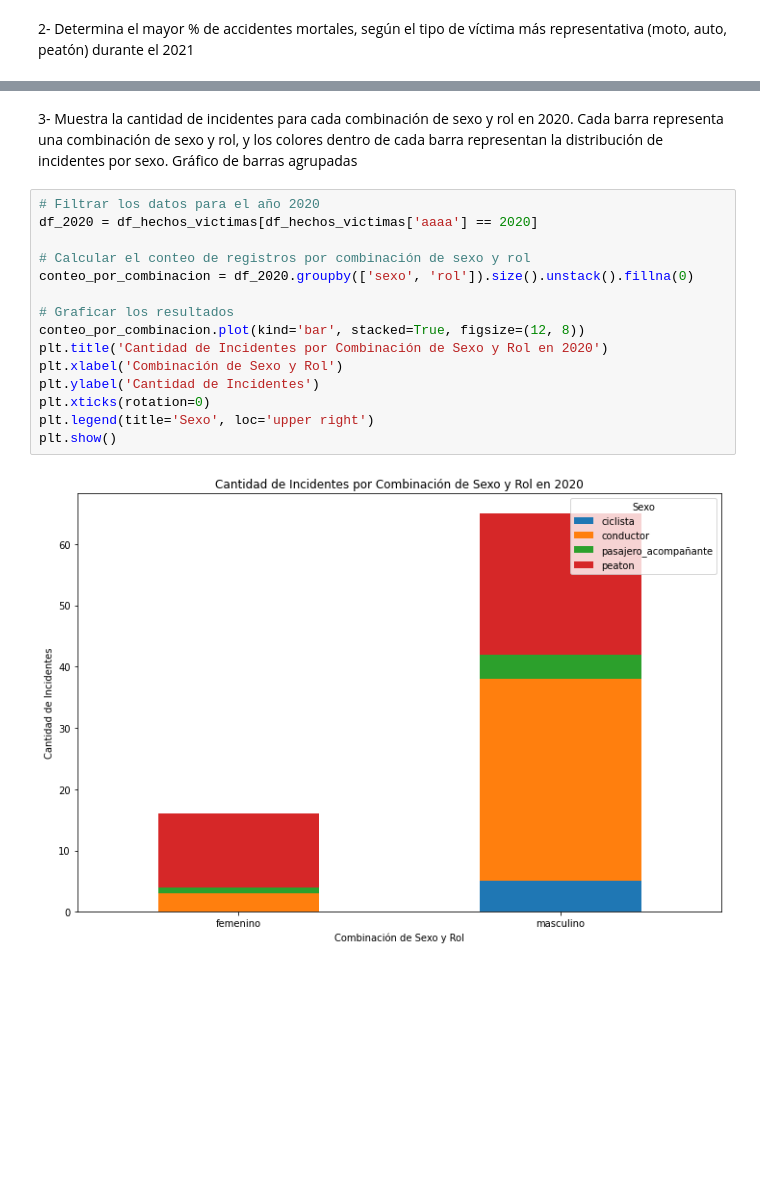
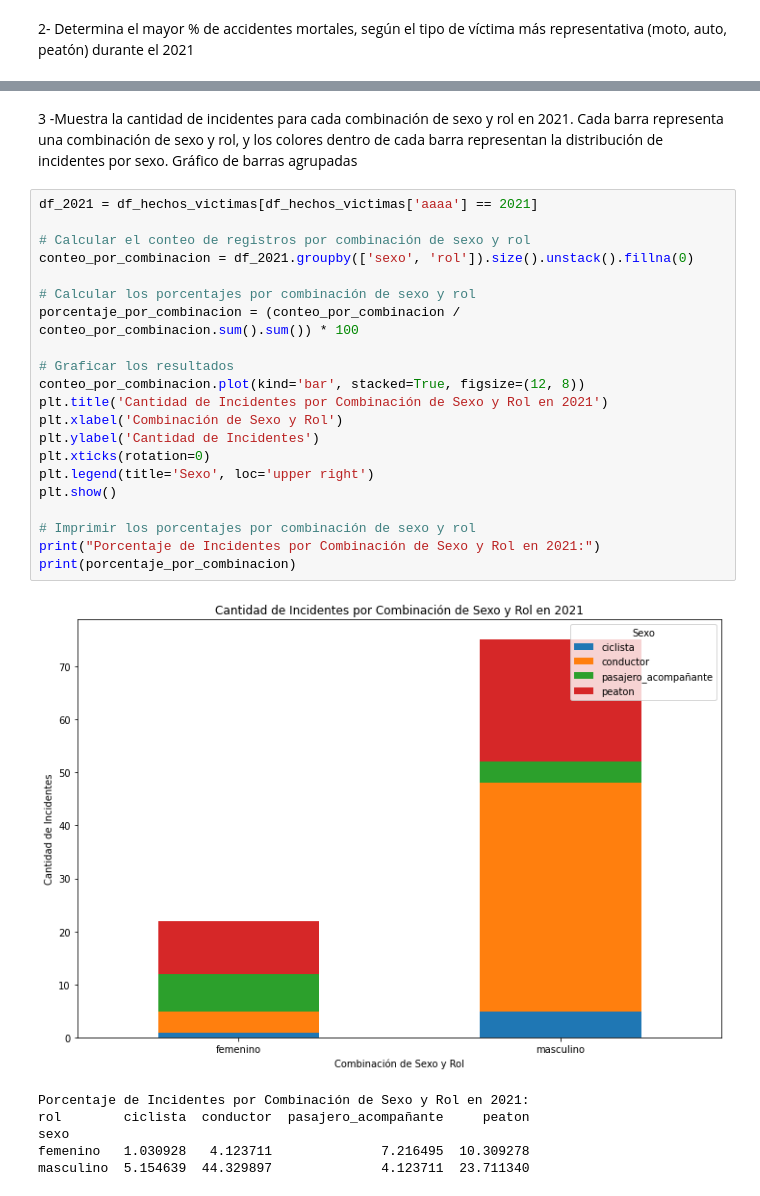
Before and after one commit to RosanaBruschini/Proyecto_siniestros_viales, a Jupyter notebook: homicidioEDA.ipynb, the cells around one changed output, grey strips where cells are left out. Cells and saved outputs as stored; diff of their text form; blank space fills up the shorter version.

```diff
--- a/homicidioEDA.ipynb
+++ b/homicidioEDA.ipynb
@@ -386,19 +405,30 @@ plt.show()
 # %% [markdown]
-3-  Muestra la cantidad de incidentes para cada combinación de sexo y rol en 2020. Cada barra representa una combinación de sexo y rol, y los colores dentro de cada barra representan la distribución de incidentes por sexo. Gráfico de barras agrupadas
+3 -Muestra la cantidad de incidentes para cada combinación de sexo y rol en 2021. Cada barra representa una combinación de sexo y rol, y los colores dentro de cada barra representan la distribución de incidentes por sexo. Gráfico de barras agrupadas
 # %%
-# Filtrar los datos para el año 2020
-df_2020 = df_hechos_victimas[df_hechos_victimas['aaaa'] == 2020]
+df_2021 = df_hechos_victimas[df_hechos_victimas['aaaa'] == 2021]
 
 # Calcular el conteo de registros por combinación de sexo y rol
-conteo_por_combinacion = df_2020.groupby(['sexo', 'rol']).size().unstack().fillna(0)
+conteo_por_combinacion = df_2021.groupby(['sexo', 'rol']).size().unstack().fillna(0)
+
+# Calcular los porcentajes por combinación de sexo y rol
+porcentaje_por_combinacion = (conteo_por_combinacion / conteo_por_combinacion.sum().sum()) * 100
 
 # Graficar los resultados
 conteo_por_combinacion.plot(kind='bar', stacked=True, figsize=(12, 8))
-plt.title('Cantidad de Incidentes por Combinación de Sexo y Rol en 2020')
+plt.title('Cantidad de Incidentes por Combinación de Sexo y Rol en 2021')
 plt.xlabel('Combinación de Sexo y Rol')
 plt.ylabel('Cantidad de Incidentes')
 plt.xticks(rotation=0)
 plt.legend(title='Sexo', loc='upper right')
 plt.show()
+
+# Imprimir los porcentajes por combinación de sexo y rol
+print("Porcentaje de Incidentes por Combinación de Sexo y Rol en 2021:")
+print(porcentaje_por_combinacion)
 # %% [output]
-[figure, old version]
+[figure, new version]
+Porcentaje de Incidentes por Combinación de Sexo y Rol en 2021:
+rol        ciclista  conductor  pasajero_acompañante     peaton
+sexo
+femenino   1.030928   4.123711              7.216495  10.309278
+masculino  5.154639  44.329897              4.123711  23.711340
```
Also changed, not shown: parts of 21 cells of this notebook, 10 other files.
